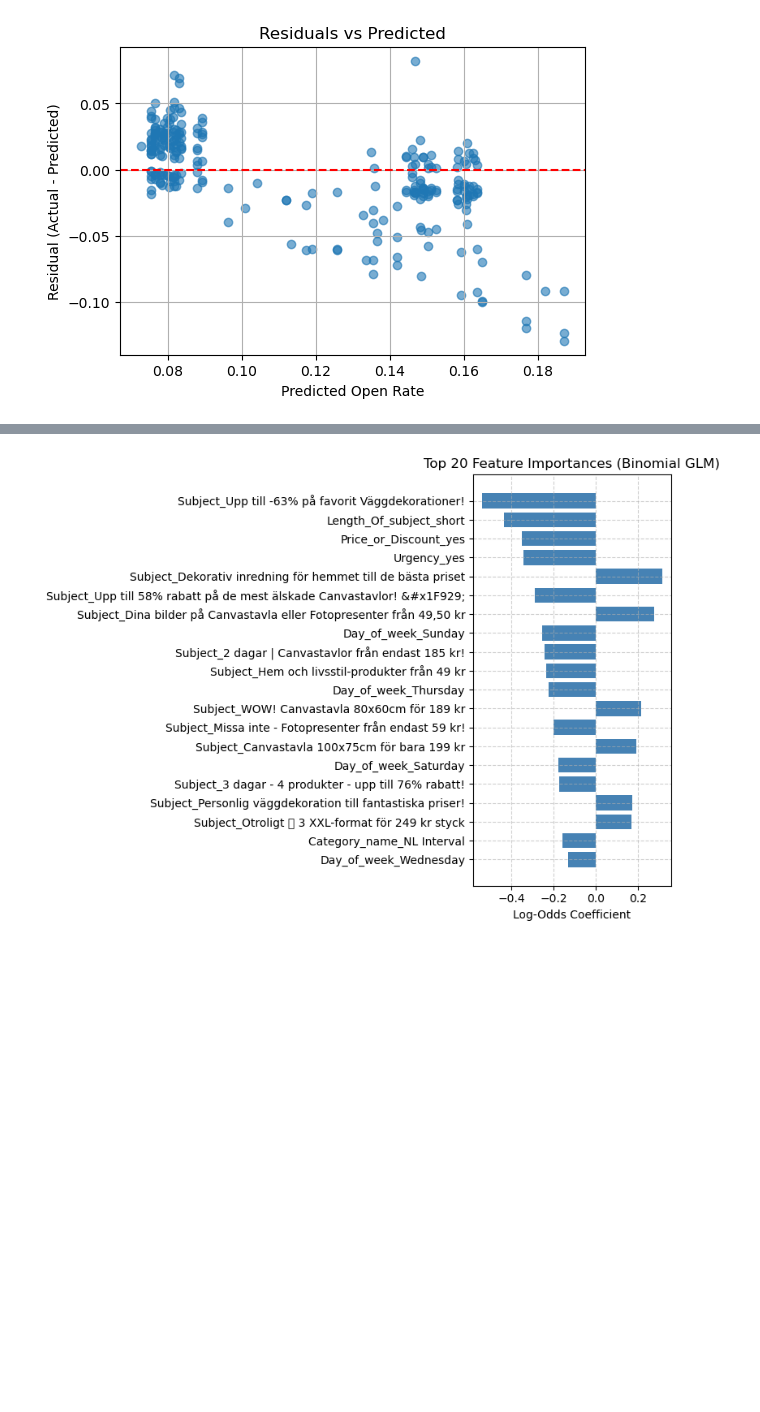
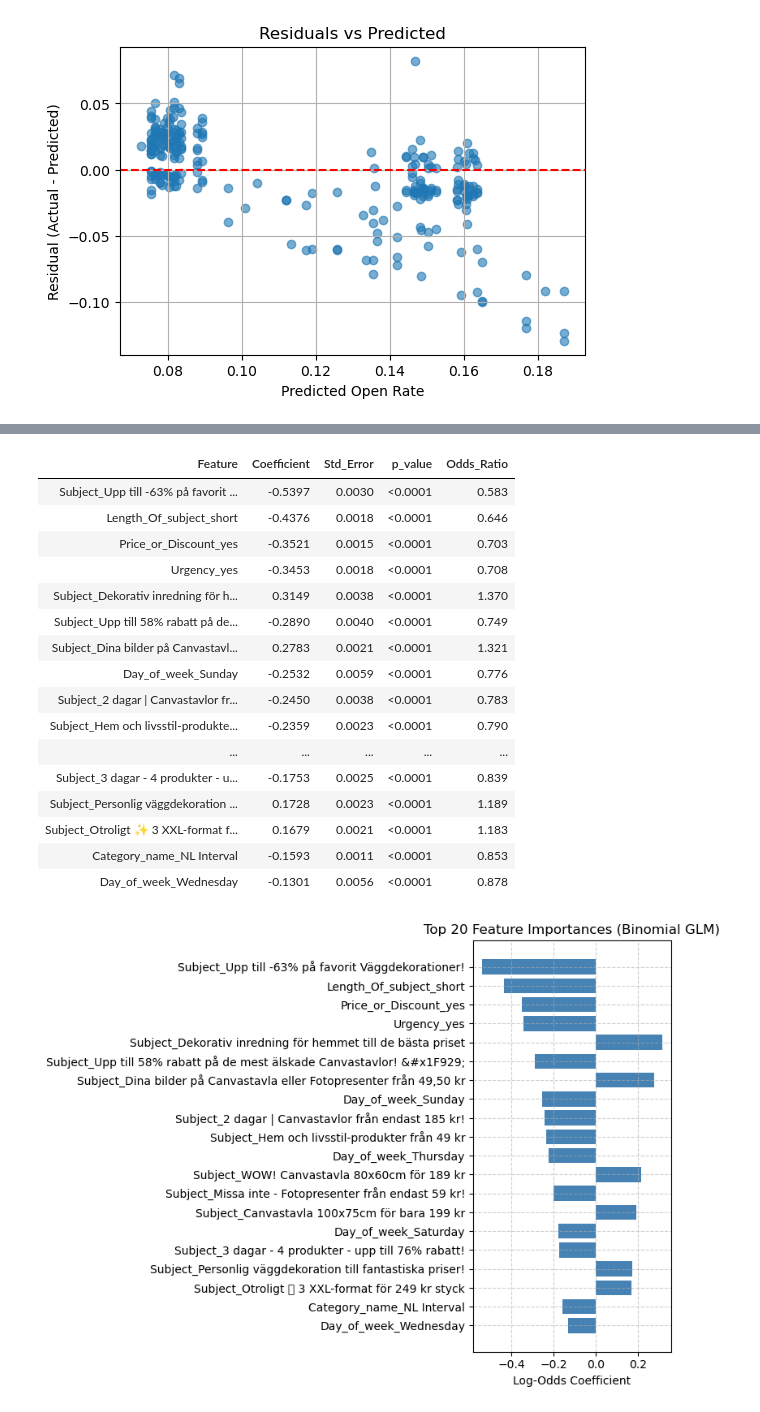
Before and after one commit to ahmad-elgantiry/Emails-Subject-line-Analysis-to-improve-OR-and-CTR, a Jupyter notebook: OR_BinomialGLM_model.ipynb, the cells around one changed output, grey strips where cells are left out. Drawn from its saved outputs; the diff is of its cells as text; code cells hidden in the pictures; blank space fills up the shorter version.

```diff
--- a/OR_BinomialGLM_model.ipynb
+++ b/OR_BinomialGLM_model.ipynb
@@ -114,16 +85,3 @@ for col in categorical_columns:
         df[col] = df[col].astype('category')
     else:
         print(f"Warning: Column '{col}' not found in DataFrame.")
-# %%
-# List the columns where you want to replace 1/0
-cols_to_replace = ['Personalization',"Emoji",'Urgency',"Tone",'Price_or_Discount','Imperative_Tone','Product']
-
-
-# Replace 1 → 'yes' and 0 → 'no' in those columns
-df[cols_to_replace] = df[cols_to_replace].replace({1: 'yes', 0: 'no'})
-df["Length_Of_subject"]=df["Length_Of_subject"].replace({1: "long", 0:"short"})
-
-
-# Quick check
-print(df[cols_to_replace].head())
-print(df["Length_Of_subject"].head())
@@ -345,3 +201 @@ X_test  = pd.concat([X_test_num.reset_index(drop=True),  X_test_cat.reset_index(
-# %%
-X_test = X_test.reindex(columns=X_train.columns, fill_value=0)
 # %%
@@ -458,28 +314,48 @@ plt.show()
 # %% [output]
 [figure]
 # %%
-import pandas as pd
-import numpy as np
 
-# Extract coefficients and related stats
+from IPython.display import display, HTML
+
+# --- Extract coefficients and related stats ---
 coef_df = pd.DataFrame({
     'Feature': result.params.index,
     'Coefficient': result.params.values,
-    'Std_Err': result.bse.values,
+    'Std_Error': result.bse.values,
     'p_value': result.pvalues.values
 })
 
 # Add Odds Ratios (exp(coefficient))
 coef_df['Odds_Ratio'] = np.exp(coef_df['Coefficient'])
 
-# Sort by absolute impact
+# Sort by absolute effect (largest first)
 coef_df = coef_df.reindex(coef_df['Coefficient'].abs().sort_values(ascending=False).index)
 
 # Keep top 20 (excluding intercept)
-top20 = coef_df[coef_df['Feature'] != 'const'].head(20)
+top20 = coef_df[coef_df['Feature'] != 'const'].head(20).copy()
 
-# Display nicely formatted
-pd.set_option('display.float_format', '{:.4f}'.format)
-print("\n📊 Top 20 Most Important Features (by absolute coefficient size):\n")
-print(top20)
+# Round for readability
+top20['Coefficient'] = top20['Coefficient'].round(4)
+top20['Std_Error'] = top20['Std_Error'].round(4)
+top20['Odds_Ratio'] = top20['Odds_Ratio'].round(3)
+top20['p_value'] = top20['p_value'].apply(lambda x: f"{x:.4f}" if x >= 0.0001 else "<0.0001")
+
+# Display as a neat HTML table
+html_table = top20.to_html(
+    index=False,
+    justify='center',
+    border=0,
+    classes='table table-striped table-hover',
+    escape=False
+)
+
+# Add a clean title
+display(HTML("""
+<style>
+.table th, .table td { text-align: center; padding: 8px; }
+.table th { background-color: #f2f2f2; }
+h3 { color: #2F4F4F; font-family: Arial; }
+</style>
+<h3>📊 Top 20 Most Important Features (by Absolute Coefficient Size)</h3>
+""" + html_table))
 # %% [output]
@@ -503,3 +363,20 @@ print(top20)
+| Feature | Coefficient | Std_Error | p_value | Odds_Ratio |
+| Subject_Upp till -63% på favorit ... | -0.5397 | 0.0030 | <0.0001 | 0.583 |
+| Length_Of_subject_short | -0.4376 | 0.0018 | <0.0001 | 0.646 |
+| Price_or_Discount_yes | -0.3521 | 0.0015 | <0.0001 | 0.703 |
+| Urgency_yes | -0.3453 | 0.0018 | <0.0001 | 0.708 |
+| Subject_Dekorativ inredning för h... | 0.3149 | 0.0038 | <0.0001 | 1.370 |
+| Subject_Upp till 58% rabatt på de... | -0.2890 | 0.0040 | <0.0001 | 0.749 |
+| Subject_Dina bilder på Canvastavl... | 0.2783 | 0.0021 | <0.0001 | 1.321 |
+| Day_of_week_Sunday | -0.2532 | 0.0059 | <0.0001 | 0.776 |
+| Subject_2 dagar | Canvastavlor fr... | -0.2450 | 0.0038 | <0.0001 | 0.783 |
+| Subject_Hem och livsstil-produkte... | -0.2359 | 0.0023 | <0.0001 | 0.790 |
+| ... | ... | ... | ... | ... |
+| Subject_3 dagar - 4 produkter - u... | -0.1753 | 0.0025 | <0.0001 | 0.839 |
+| Subject_Personlig väggdekoration ... | 0.1728 | 0.0023 | <0.0001 | 1.189 |
+| Subject_Otroligt ✨ 3 XXL-format f... | 0.1679 | 0.0021 | <0.0001 | 1.183 |
+| Category_name_NL Interval | -0.1593 | 0.0011 | <0.0001 | 0.853 |
+| Day_of_week_Wednesday | -0.1301 | 0.0056 | <0.0001 | 0.878 |
 # %%
 import matplotlib.pyplot as plt
 
```
Also changed, not shown: parts of 37 cells of this notebook, 1 other file.
